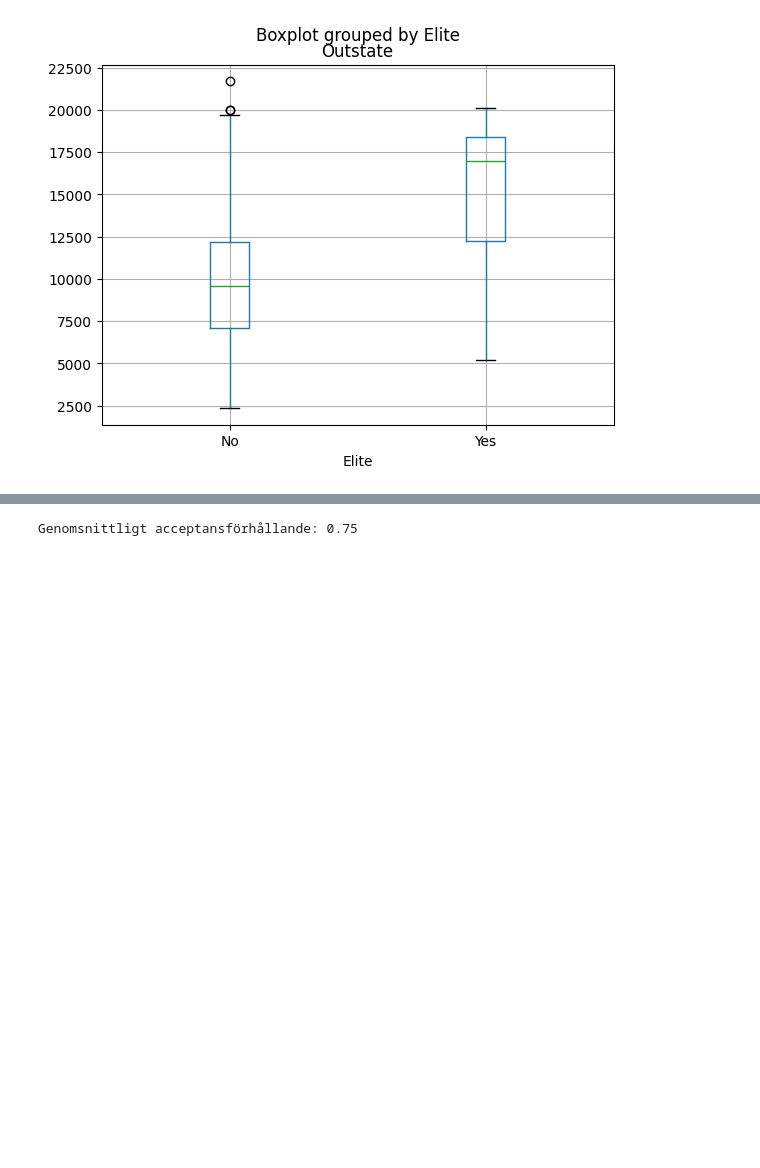
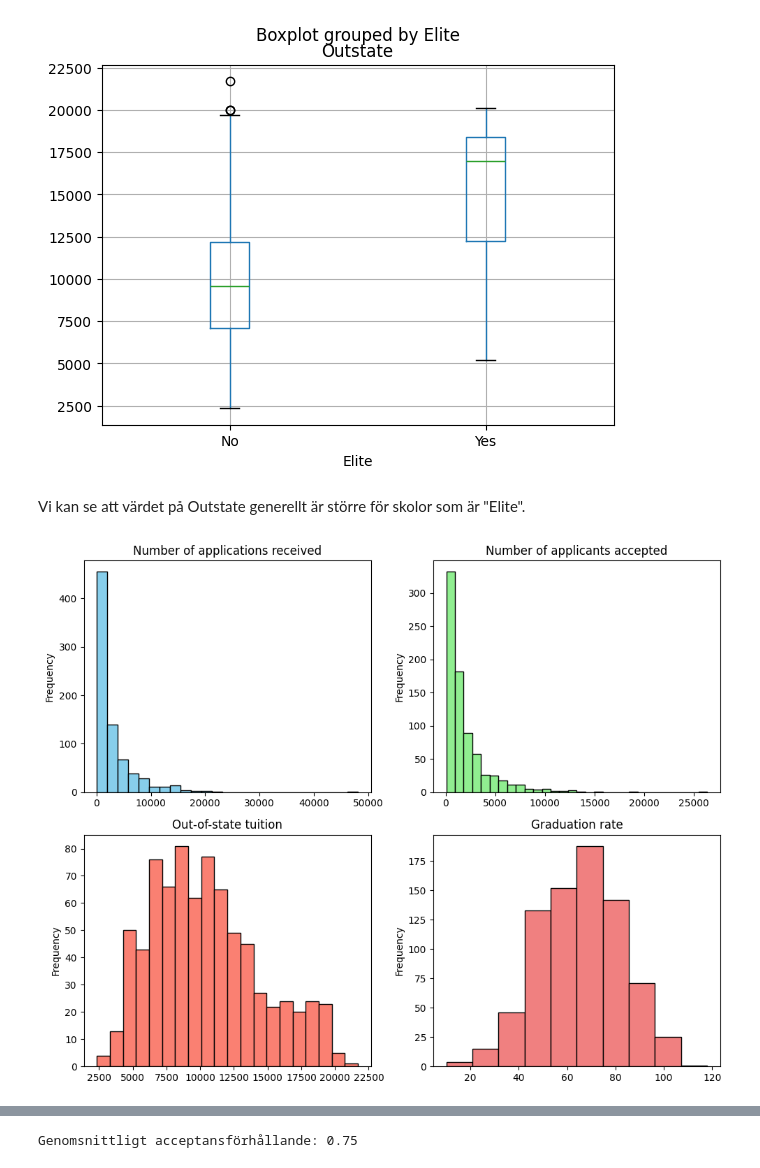
Before and after one commit to PhilipL02/python-programming-PHILIP-LANGPOHL, a Jupyter notebook: Labs/Dataprocessing/Lab1/us_schools.ipynb, the cells around one changed output, grey strips where cells are left out. Saved outputs shown, nothing was run; the diff lists cells and outputs as text; code cells hidden in the pictures; blank space fills up the shorter version.

Commit message:
feat(dataprocessing lab1): add and test multiple graphs and plots

```diff
--- a/Labs/Dataprocessing/Lab1/us_schools.ipynb
+++ b/Labs/Dataprocessing/Lab1/us_schools.ipynb
@@ -86,6 +88,42 @@ college.boxplot(by='Elite', column="Outstate")
 # %% [output]
 <Axes: title={'center': 'Outstate'}, xlabel='Elite'>
 [figure]
+# %% [markdown]
+Vi kan se att värdet på Outstate generellt är större för skolor som är "Elite".
+# %%
+fig, axes = plt.subplots(2, 2, figsize=(10, 8))
+
+plot_settings = {
+    "Apps": {
+        "bins": 25,
+        "title": "Number of applications received",
+        "color": "skyblue"
+    },
+    "Accept": {
+        "bins": 30,
+        "title": "Number of applicants accepted",
+        "color": "lightgreen"
+    },
+    "Outstate": {
+        "bins": 20,
+        "title": "Out-of-state tuition",
+        "color": "salmon"
+    },
+    "Grad.Rate": {
+        "bins": 10,
+        "title": "Graduation rate",
+        "color": "lightcoral"
+    }
+}
+
+for ax, (key, attributes) in zip(axes.flatten(), plot_settings.items()):
+    college[key].plot.hist(bins=attributes["bins"], ax=ax, color=attributes["color"], edgecolor='black')
+    ax.set_title(attributes["title"])
+
+plt.tight_layout()
+plt.show()
+# %% [output]
+[figure, added]
 # %%
 college.info()
 # %% [output]
```
Also changed, not shown: parts of 21 cells of this notebook.
